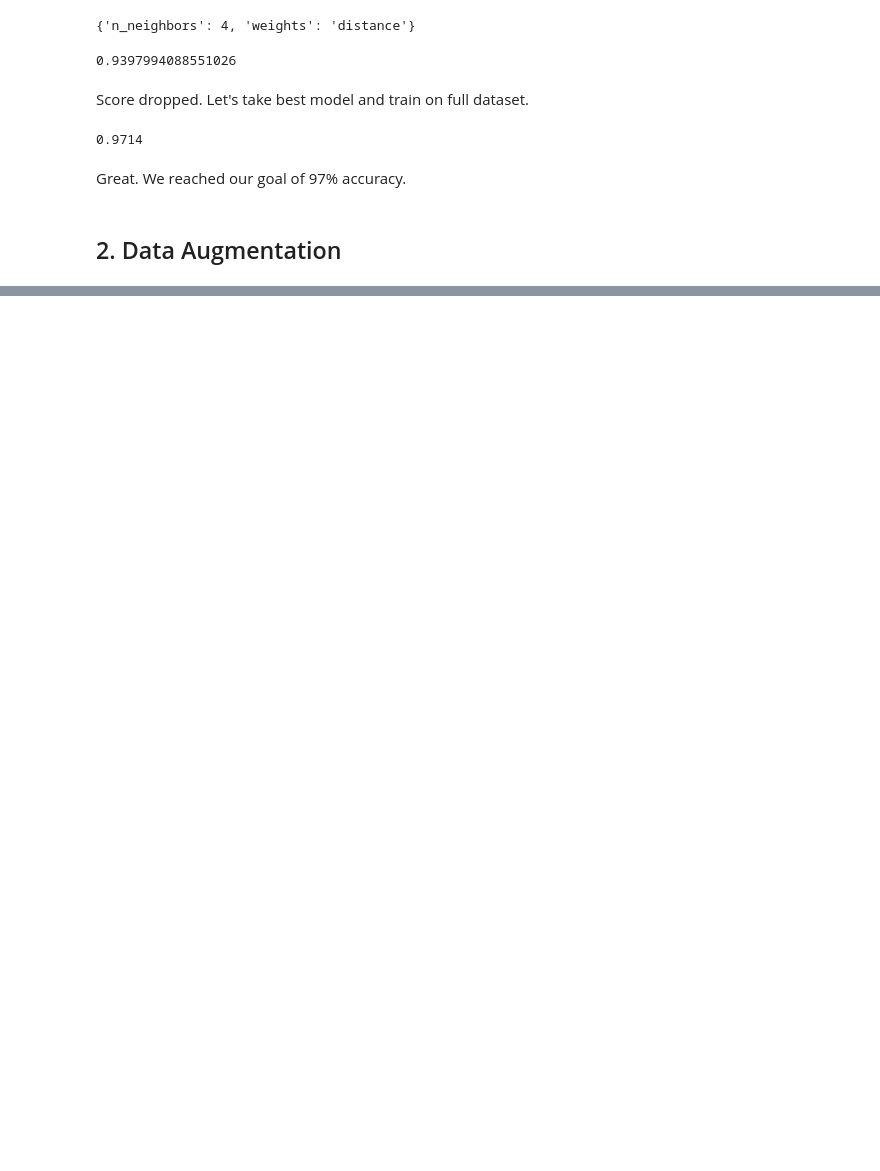
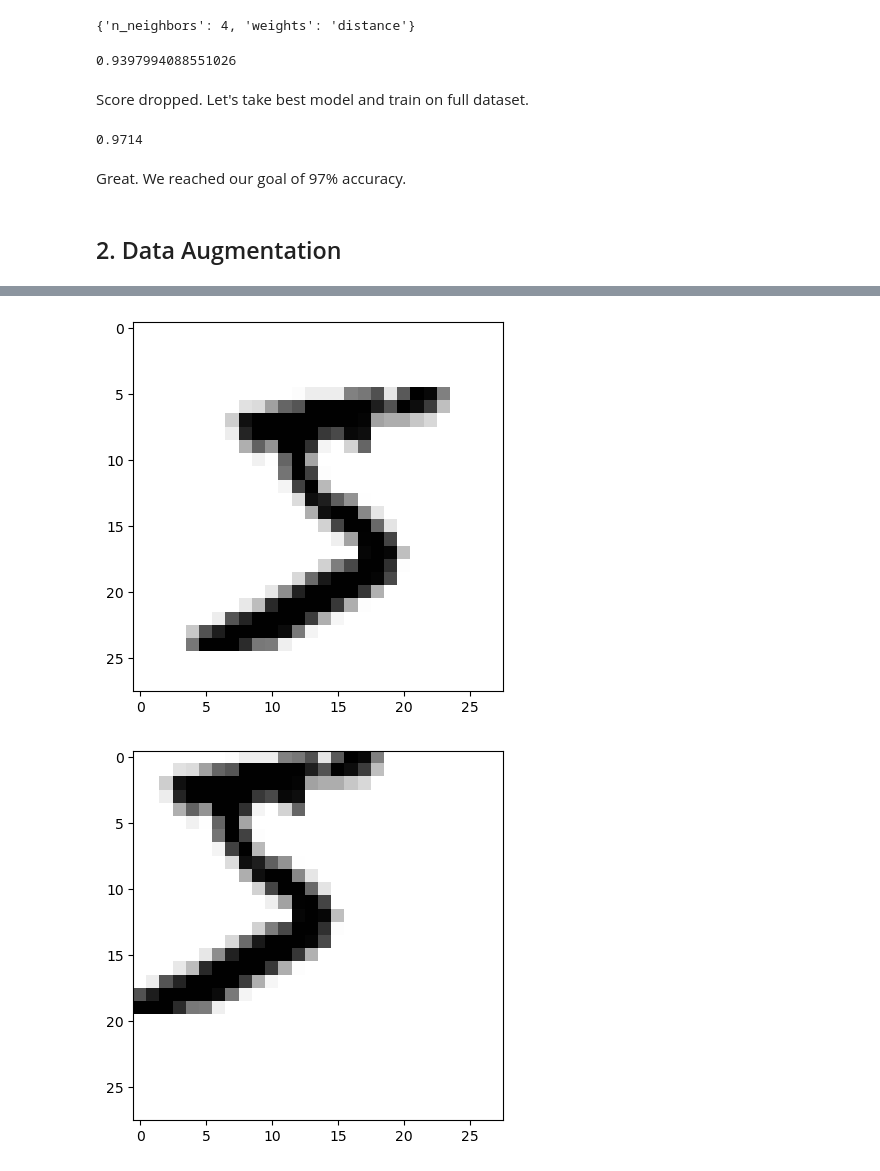
Before and after one commit to nepalsandesh/Classification, a Jupyter notebook: MNIST.ipynb, the cells around one changed output, grey strips where cells are left out. Cells and saved outputs as stored; diff of their text form; code cells hidden in the pictures; blank space fills up the shorter version.

Commit message:
scipy.ndimage.shift, shifting image

```diff
--- a/MNIST.ipynb
+++ b/MNIST.ipynb
@@ -762,0 +767,9 @@ Great. We reached our goal of 97% accuracy.
+# %%
+plt.imshow(X_train[0].reshape(28,28), cmap="binary")
+plt.show()
+
+plt.imshow(shift(X_train[0].reshape(28,28), shift=[-5, -5], cval=0, mode="constant"), cmap="binary")
+plt.show()
+# %% [output]
+[figure, added]
+[figure, added]
```
Also changed, not shown: parts of 4 cells of this notebook.
